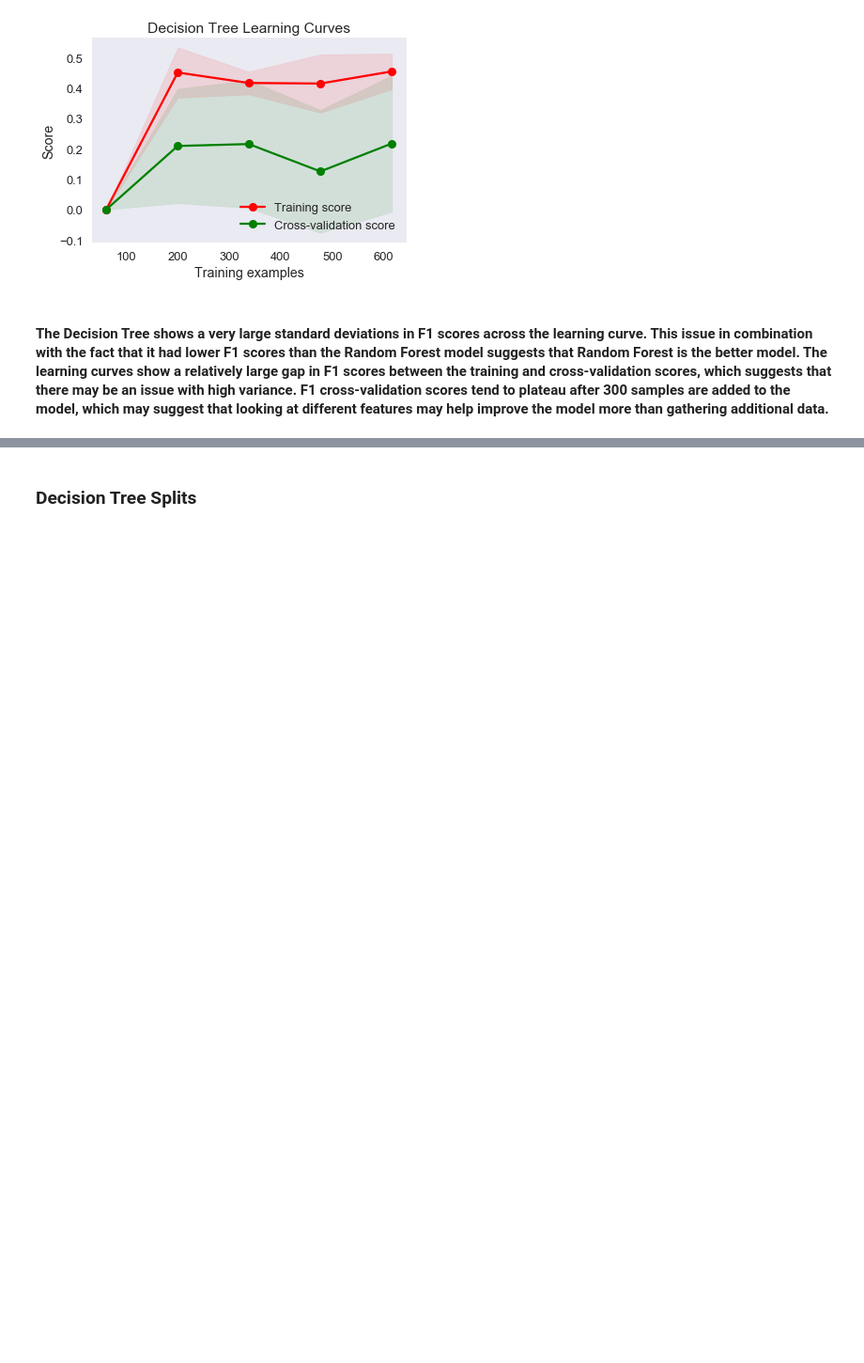
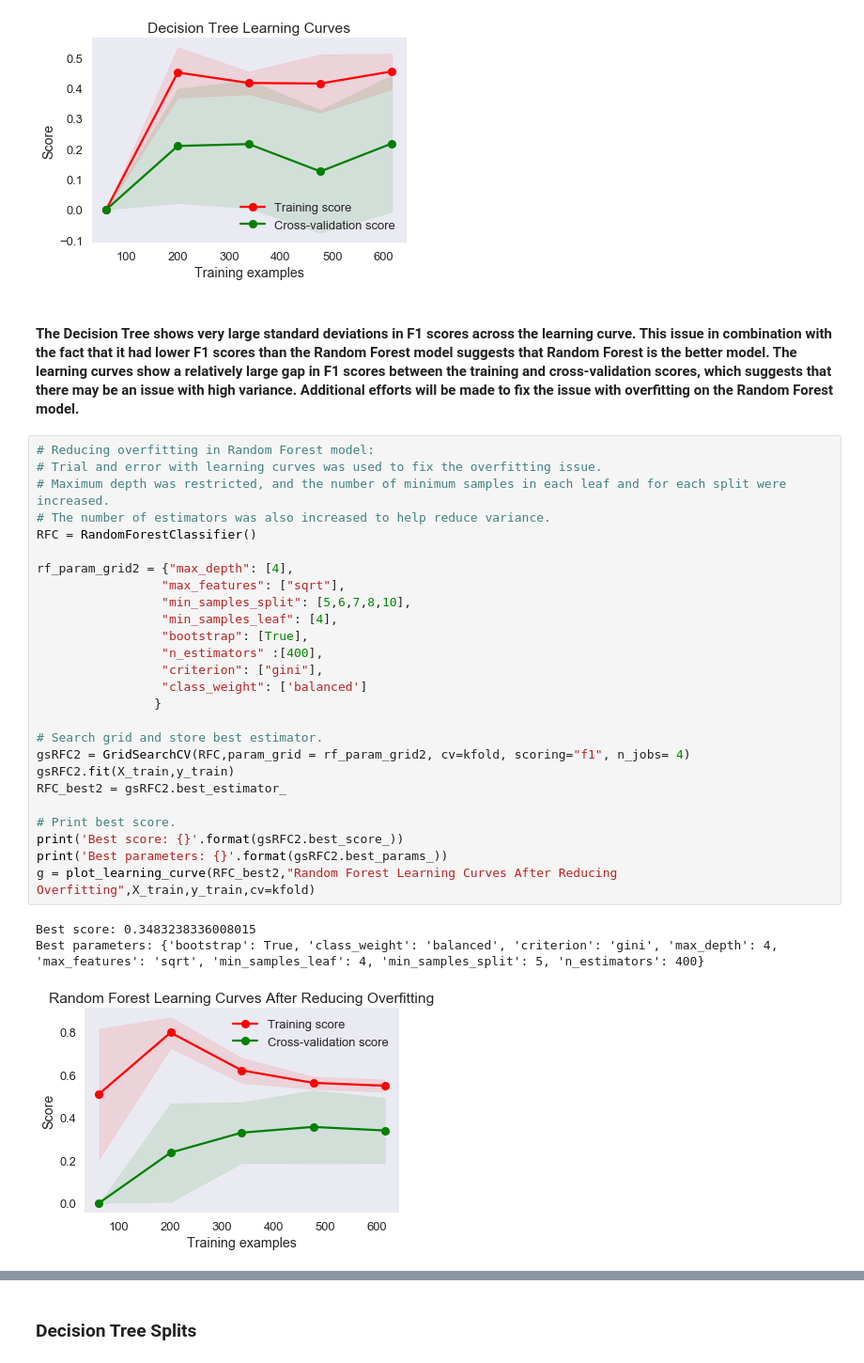
Before and after one commit to yangyi724/Cervical-Cancer-Risk-Factors, a Jupyter notebook: Cervical Cancer Risk Factors.ipynb, the cells around one changed output, grey strips where cells are left out. Shown at 94% size. Cells and saved outputs as stored; diff of their text form; blank space fills up the shorter version.

```diff
--- a/Cervical Cancer Risk Factors.ipynb
+++ b/Cervical Cancer Risk Factors.ipynb
@@ -628,4 +628,34 @@ g = plot_learning_curve(DTC_best,"Decision Tree Learning Curves",X_train,y_train
 [figure]
 [figure]
 # %% [markdown]
-#### The Decision Tree shows a very large standard deviations in F1 scores across the learning curve. This issue in combination with the fact that it had lower F1 scores than the Random Forest model suggests that Random Forest is the better model. The learning curves show a relatively large gap in F1 scores between the training and cross-validation scores, which suggests that there may be an issue with high variance. F1 cross-validation scores tend to plateau after 300 samples are added to the model, which may suggest that looking at different features may help improve the model more than gathering additional data.
+#### The Decision Tree shows very large standard deviations in F1 scores across the learning curve. This issue in combination with the fact that it had lower F1 scores than the Random Forest model suggests that Random Forest is the better model. The learning curves show a relatively large gap in F1 scores between the training and cross-validation scores, which suggests that there may be an issue with high variance. Additional efforts will be made to fix the issue with overfitting on the Random Forest model.
+# %%
+# Reducing overfitting in Random Forest model:
+# Trial and error with learning curves was used to fix the overfitting issue.
+# Maximum depth was restricted, and the number of minimum samples in each leaf and for each split were increased.
+# The number of estimators was also increased to help reduce variance.
+RFC = RandomForestClassifier()
+
+rf_param_grid2 = {"max_depth": [4],
+                 "max_features": ["sqrt"],
+                 "min_samples_split": [5,6,7,8,10],
+                 "min_samples_leaf": [4],
+                 "bootstrap": [True],
+                 "n_estimators" :[400],
+                 "criterion": ["gini"],
+                 "class_weight": ['balanced']
+                }
+
+# Search grid and store best estimator.
+gsRFC2 = GridSearchCV(RFC,param_grid = rf_param_grid2, cv=kfold, scoring="f1", n_jobs= 4)
+gsRFC2.fit(X_train,y_train)
+RFC_best2 = gsRFC2.best_estimator_
+
+# Print best score.
+print('Best score: {}'.format(gsRFC2.best_score_))
+print('Best parameters: {}'.format(gsRFC2.best_params_))
+g = plot_learning_curve(RFC_best2,"Random Forest Learning Curves After Reducing Overfitting",X_train,y_train,cv=kfold)
+# %% [output]
+Best score: 0.3483238336008015
+Best parameters: {'bootstrap': True, 'class_weight': 'balanced', 'criterion': 'gini', 'max_depth': 4, 'max_features': 'sqrt', 'min_samples_leaf': 4, 'min_samples_split': 5, 'n_estimators': 400}
+[figure, added]
```
Also changed, not shown: parts of 11 cells of this notebook.
